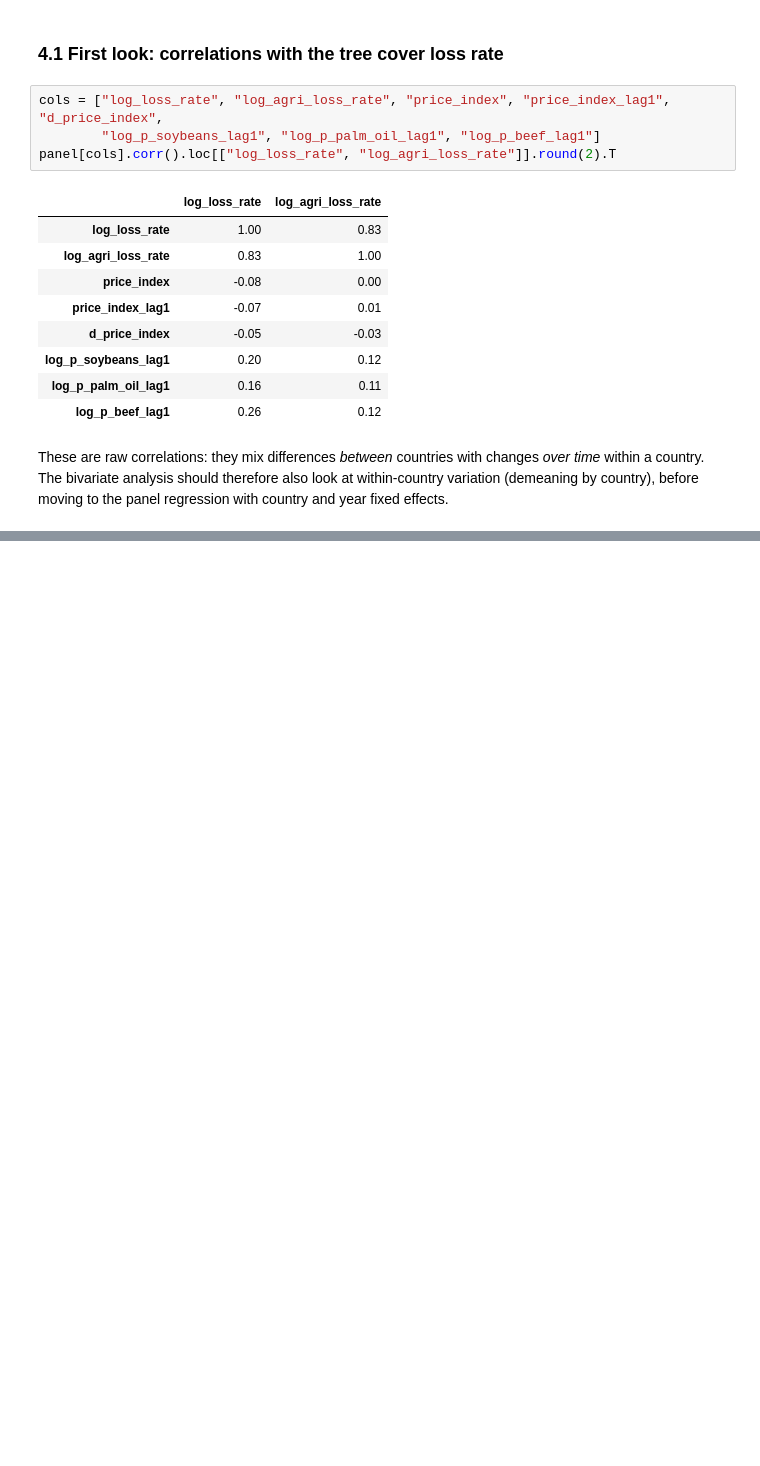
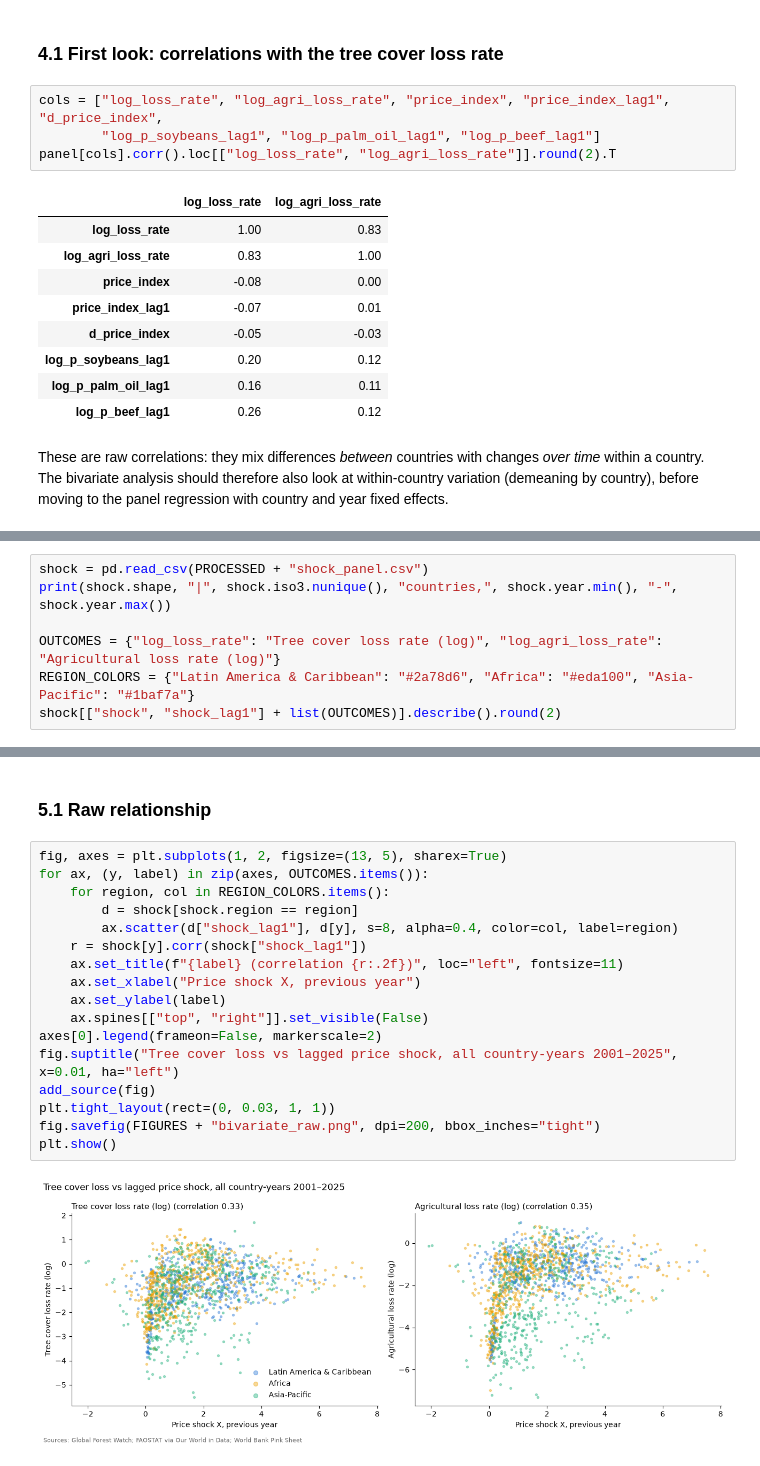
Before and after one commit to AndrewEberhardt/DataScienceProject, a Jupyter notebook: notebooks/2-Bivariate-Data.ipynb, the cells around one changed output, grey strips where cells are left out. Drawn from its saved outputs; the diff is of its cells as text; blank space fills up the shorter version.

```diff
--- a/notebooks/2-Bivariate-Data.ipynb
+++ b/notebooks/2-Bivariate-Data.ipynb
@@ -243,0 +273,7 @@ The bivariate analysis should therefore also look at within-country variation (d
+# %%
+shock = pd.read_csv(PROCESSED + "shock_panel.csv")
+print(shock.shape, "|", shock.iso3.nunique(), "countries,", shock.year.min(), "-", shock.year.max())
+
+OUTCOMES = {"log_loss_rate": "Tree cover loss rate (log)", "log_agri_loss_rate": "Agricultural loss rate (log)"}
+REGION_COLORS = {"Latin America & Caribbean": "#2a78d6", "Africa": "#eda100", "Asia-Pacific": "#1baf7a"}
+shock[["shock", "shock_lag1"] + list(OUTCOMES)].describe().round(2)
@@ -243,0 +291,21 @@ The bivariate analysis should therefore also look at within-country variation (d
+# %% [markdown]
+### 5.1 Raw relationship
+# %%
+fig, axes = plt.subplots(1, 2, figsize=(13, 5), sharex=True)
+for ax, (y, label) in zip(axes, OUTCOMES.items()):
+    for region, col in REGION_COLORS.items():
+        d = shock[shock.region == region]
+        ax.scatter(d["shock_lag1"], d[y], s=8, alpha=0.4, color=col, label=region)
+    r = shock[y].corr(shock["shock_lag1"])
+    ax.set_title(f"{label} (correlation {r:.2f})", loc="left", fontsize=11)
+    ax.set_xlabel("Price shock X, previous year")
+    ax.set_ylabel(label)
+    ax.spines[["top", "right"]].set_visible(False)
+axes[0].legend(frameon=False, markerscale=2)
+fig.suptitle("Tree cover loss vs lagged price shock, all country-years 2001–2025", x=0.01, ha="left")
+add_source(fig)
+plt.tight_layout(rect=(0, 0.03, 1, 1))
+fig.savefig(FIGURES + "bivariate_raw.png", dpi=200, bbox_inches="tight")
+plt.show()
+# %% [output]
+[figure, added]
```
Also changed, not shown: parts of 17 cells of this notebook, 7 other files.
